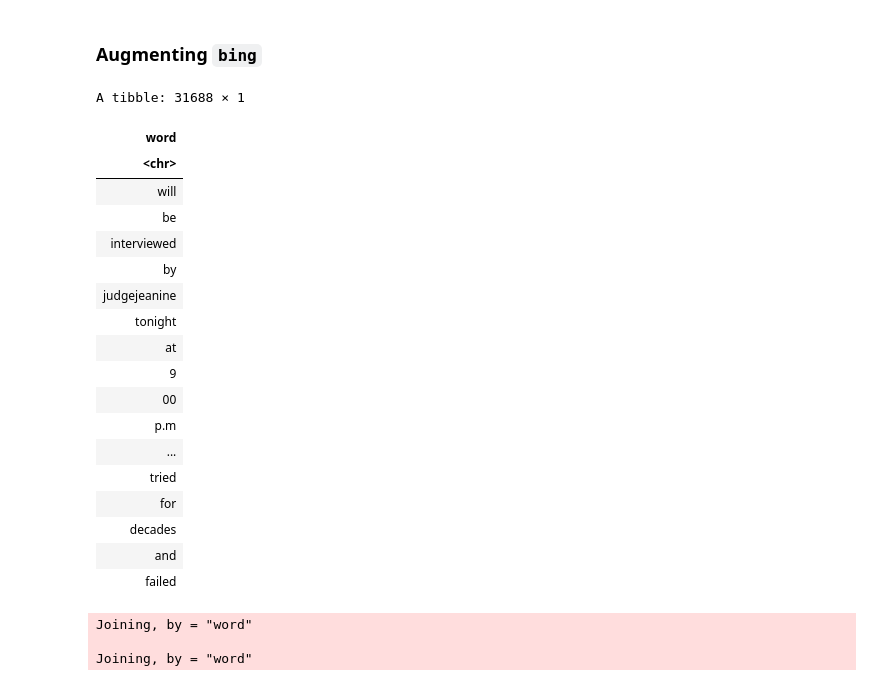
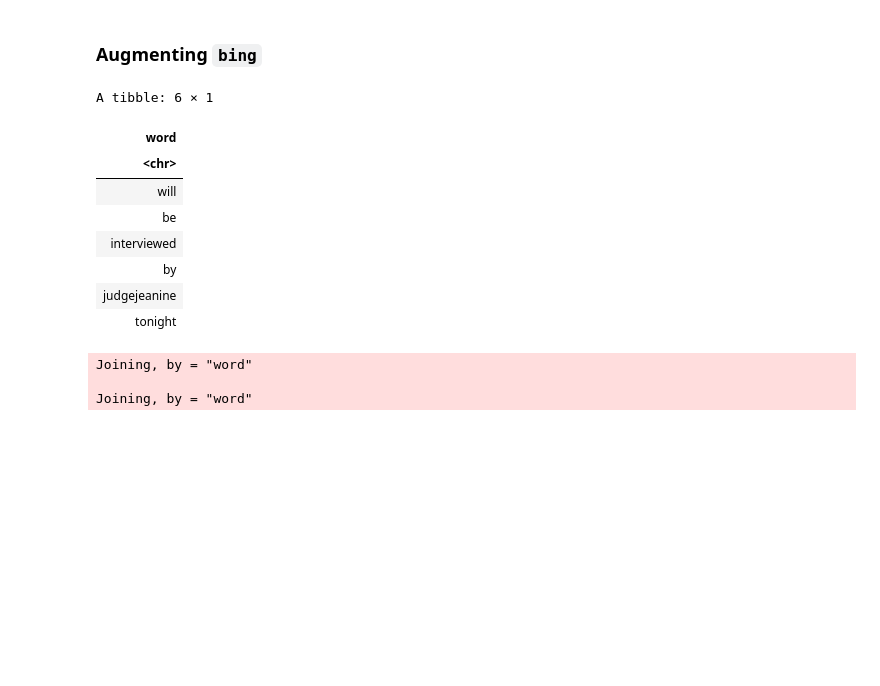
Before and after one commit to Wizardess/tweets-SA, a Jupyter notebook: Presentation/Presentation.ipynb, the cells around one changed output. Drawn from its saved outputs; the diff is of its cells as text; code cells hidden in the pictures; blank space fills up the shorter version.

```diff
--- a/Presentation/Presentation.ipynb
+++ b/Presentation/Presentation.ipynb
@@ -126,27 +131,17 @@ A data.frame: 1309 × 3
 # %%
 # Tokenize
 tokens <- tibble(text=trumpTweets$Text) %>% unnest_tokens(word,text)
-tokens
+head(tokens)
 # %% [output]
-A tibble: 31688 × 1
+A tibble: 6 × 1
 | word |
 | <chr> |
 | will |
 | be |
 | interviewed |
 | by |
 | judgejeanine |
 | tonight |
-| at |
-| 9 |
-| 00 |
-| p.m |
-| ... |
-| tried |
-| for |
-| decades |
-| and |
-| failed |
 # %%
 # Create a database containing all words in the sentiment lexicon
 # We are using bing.
```
Also changed, not shown: parts of 32 cells of this notebook, 8 other files.
